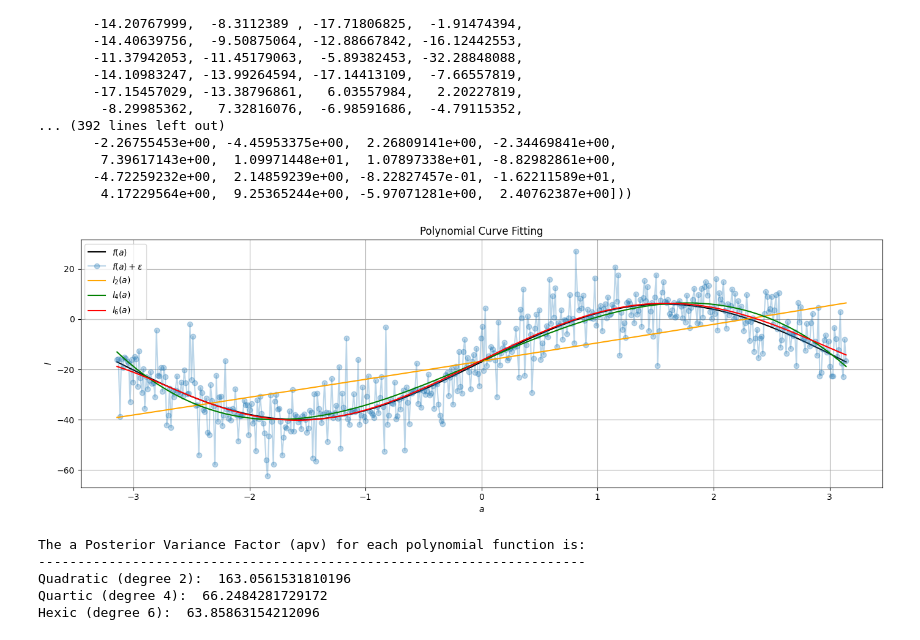
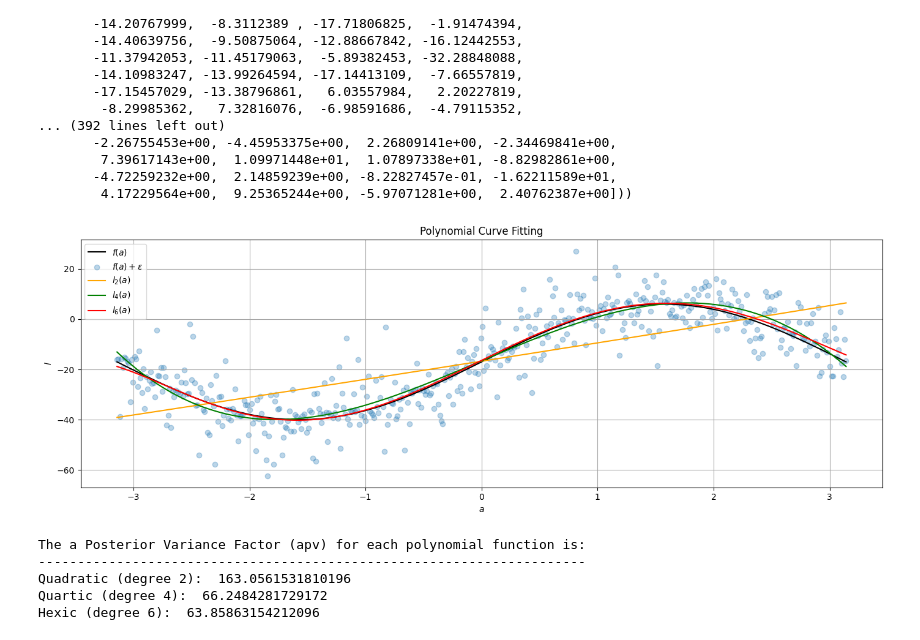
Before and after one commit to hannaginther/ENGG680_2025_Fall, a Jupyter notebook: Lab_Assignment1/Assignment1.ipynb, the cells around one changed output. Cells and saved outputs as stored; diff of their text form; code cells hidden in the pictures.

```diff
--- a/Lab_Assignment1/Assignment1.ipynb
+++ b/Lab_Assignment1/Assignment1.ipynb
@@ -768,35 +788,35 @@ hexic_uw = np.polyval(degree6[0], a)
 fig, ax = plt.subplots(nrows=1, ncols=1, figsize=(14, 5))
 
 # plot true observations
 ax.plot (a, l_true, label = r'$f(a)$', color = 'k')
 
 #plot scatter observations
-ax.plot (a, l, label = r'$f(a) + \epsilon$', color = 'tab:blue', marker = 'o', alpha = 0.3)
+ax.scatter (a, l, label = r'$f(a) + \epsilon$', color = 'tab:blue', marker = 'o', alpha = 0.3)
 
 #plot quadratic function
 ax.plot (a, quadratic_uw, label = r'$l_{2}(a)$', color = 'orange')
 
 #plot quartic function
 ax.plot (a, quartic_uw, label = r'$l_{4}(a)$', color = 'green')
 
 #plot hexic function
 ax.plot (a, hexic_uw, label = r'$l_{6}(a)$', color = 'red')
 
 #set axis labels
 ax.set_xlabel (r'$a$')
 ax.set_ylabel (r'$l$')
 
 #set legend
 ax.legend()
 
 #set title
 ax.set_title ('Polynomial Curve Fitting')
 
 ax.grid(True, which='both',ls='-',color='0.65')
 
 fig.tight_layout()
 # %% [output]
-[figure, old version]
+[figure, new version]
 # %%
 # step 9
 # print the a posterier variance factor for each polynomial function
```
Also changed, not shown: parts of 6 cells of this notebook.
